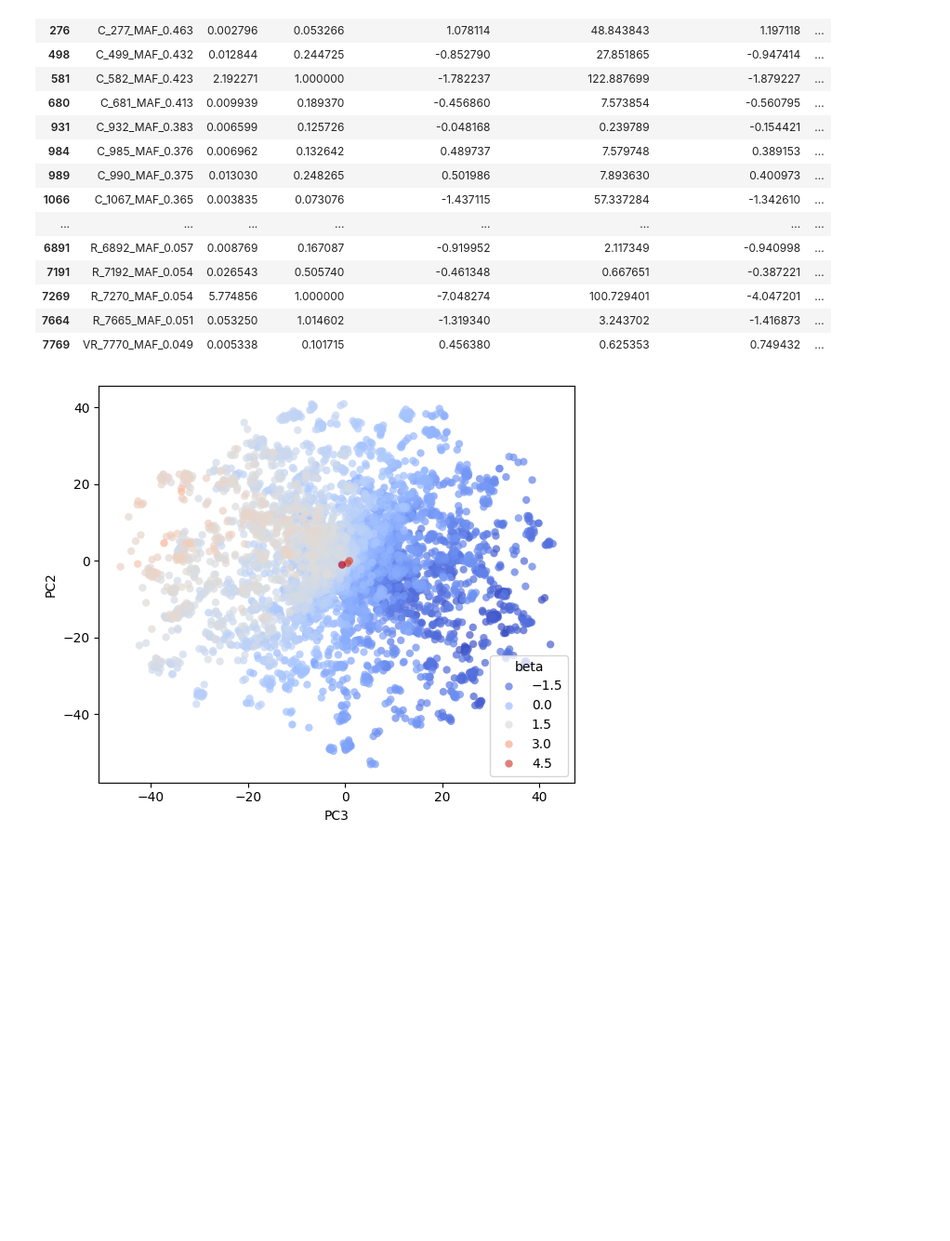
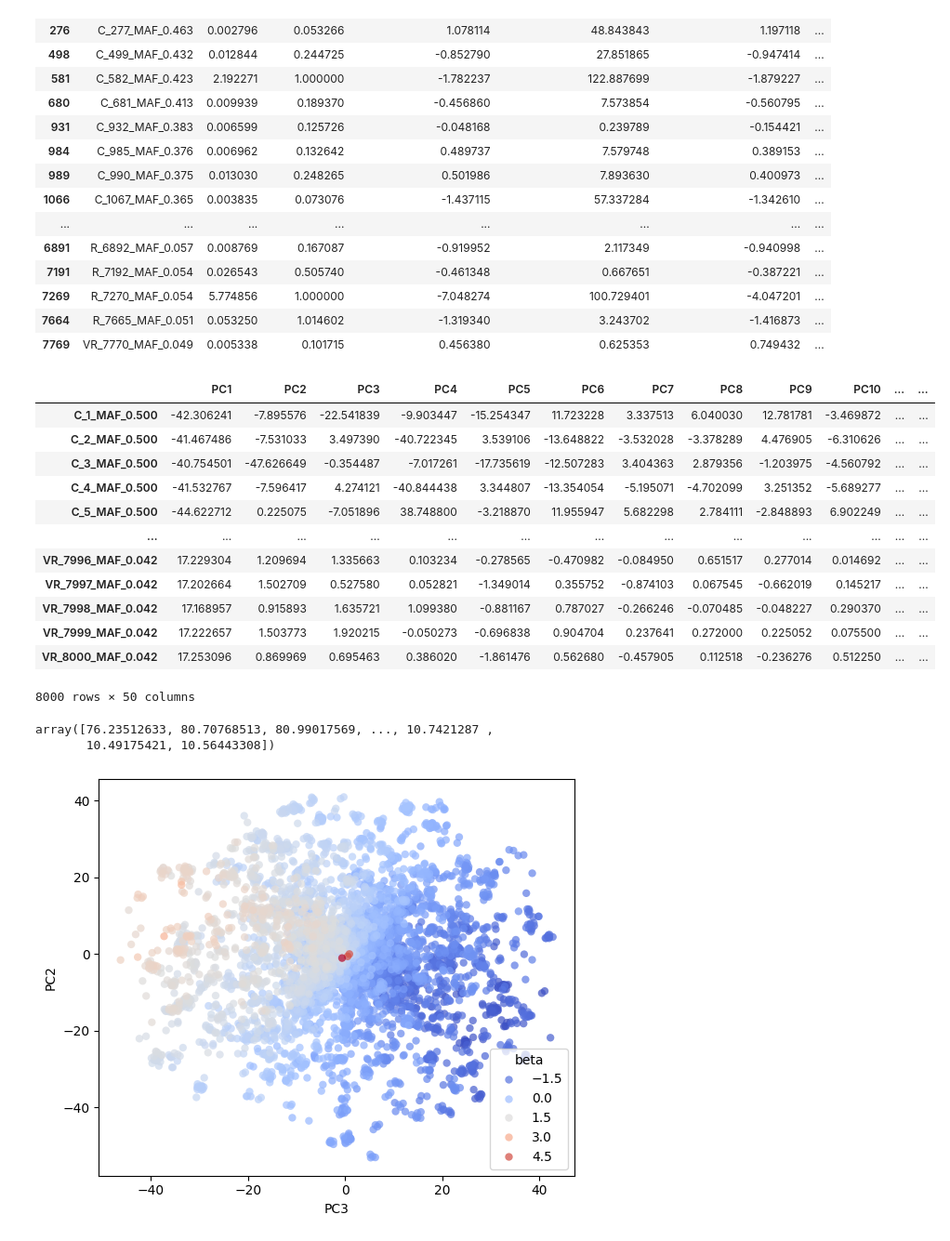
Before and after one commit to mat2m10/chasm, a Jupyter notebook: notebooks/coalescence_simulation_notebooks/proof_of_concept.ipynb, the cells around one changed output. Shown at 93% size. Drawn from its saved outputs; the diff is of its cells as text; code cells hidden in the pictures; blank space fills up the shorter version.

```diff
--- a/notebooks/coalescence_simulation_notebooks/proof_of_concept.ipynb
+++ b/notebooks/coalescence_simulation_notebooks/proof_of_concept.ipynb
@@ -212,3 +212,19 @@ params_polygenic_noise[params_polygenic_noise['true_beta']>0]
 | 7769 | VR_7770_MAF_0.049 | 0.005338 | 0.101715 | 0.456380 | 0.625353 | 0.749432 | ... |
 # %%
 snps_pcs = get_n_pcs(geno.T, 50)
+# %%
+snps_pcs
+# %% [output]
+|  | PC1 | PC2 | PC3 | PC4 | PC5 | PC6 | PC7 | PC8 | PC9 | PC10 | ... | ... |
+| C_1_MAF_0.500 | -42.306241 | -7.895576 | -22.541839 | -9.903447 | -15.254347 | 11.723228 | 3.337513 | 6.040030 | 12.781781 | -3.469872 | ... | ... |
+| C_2_MAF_0.500 | -41.467486 | -7.531033 | 3.497390 | -40.722345 | 3.539106 | -13.648822 | -3.532028 | -3.378289 | 4.476905 | -6.310626 | ... | ... |
+| C_3_MAF_0.500 | -40.754501 | -47.626649 | -0.354487 | -7.017261 | -17.735619 | -12.507283 | 3.404363 | 2.879356 | -1.203975 | -4.560792 | ... | ... |
+| C_4_MAF_0.500 | -41.532767 | -7.596417 | 4.274121 | -40.844438 | 3.344807 | -13.354054 | -5.195071 | -4.702099 | 3.251352 | -5.689277 | ... | ... |
+| C_5_MAF_0.500 | -44.622712 | 0.225075 | -7.051896 | 38.748800 | -3.218870 | 11.955947 | 5.682298 | 2.784111 | -2.848893 | 6.902249 | ... | ... |
+| ... | ... | ... | ... | ... | ... | ... | ... | ... | ... | ... | ... | ... |
+| VR_7996_MAF_0.042 | 17.229304 | 1.209694 | 1.335663 | 0.103234 | -0.278565 | -0.470982 | -0.084950 | 0.651517 | 0.277014 | 0.014692 | ... | ... |
+| VR_7997_MAF_0.042 | 17.202664 | 1.502709 | 0.527580 | 0.052821 | -1.349014 | 0.355752 | -0.874103 | 0.067545 | -0.662019 | 0.145217 | ... | ... |
+| VR_7998_MAF_0.042 | 17.168957 | 0.915893 | 1.635721 | 1.099380 | -0.881167 | 0.787027 | -0.266246 | -0.070485 | -0.048227 | 0.290370 | ... | ... |
+| VR_7999_MAF_0.042 | 17.222657 | 1.503773 | 1.920215 | -0.050273 | -0.696838 | 0.904704 | 0.237641 | 0.272000 | 0.225052 | 0.075500 | ... | ... |
+| VR_8000_MAF_0.042 | 17.253096 | 0.869969 | 0.695463 | 0.386020 | -1.861476 | 0.562680 | -0.457905 | 0.112518 | -0.236276 | 0.512250 | ... | ... |
+8000 rows × 50 columns
@@ -215,3 +238,8 @@ snps_pcs = get_n_pcs(geno.T, 50)
+# %%
+distances
+# %% [output]
+array([76.23512633, 80.70768513, 80.99017569, ..., 10.7421287 ,
+       10.49175421, 10.56443308])
 # %%
 most_explainable_pcs = gwas_linregress(snps_pcs, gwas["beta"])
 most_explainable_pcs = most_explainable_pcs.sort_values(by="neglog10p", ascending=False)
```
Also changed, not shown: parts of 2 cells of this notebook.
